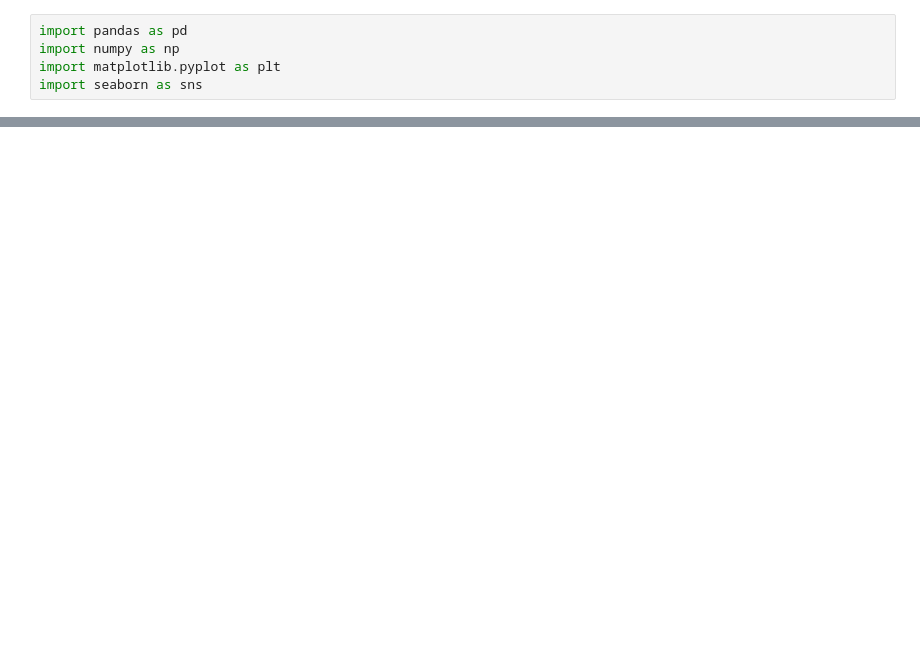
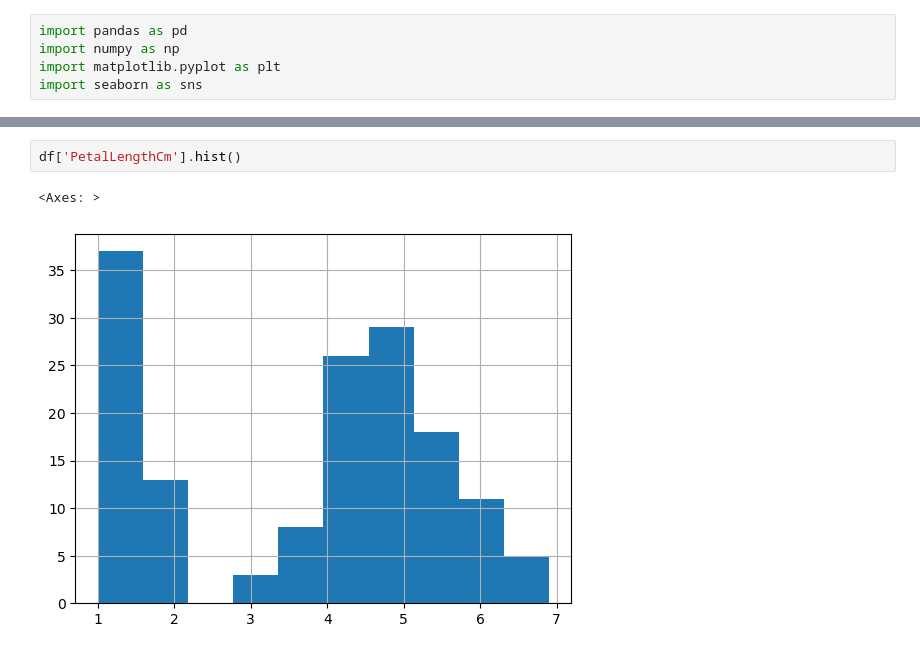
Before and after one commit to Himanshukumar56/Iris-Flower-Classification, a Jupyter notebook: main.ipynb, the cells around one changed output, grey strips where cells are left out. Drawn from its saved outputs; the diff is of its cells as text; blank space fills up the shorter version.

```diff
--- a/main.ipynb
+++ b/main.ipynb
@@ -5,0 +82,5 @@ import seaborn as sns
+# %%
+df['PetalLengthCm'].hist()
+# %% [output]
+<Axes: >
+[figure, added]
```
Also changed, not shown: parts of 15 cells of this notebook.
